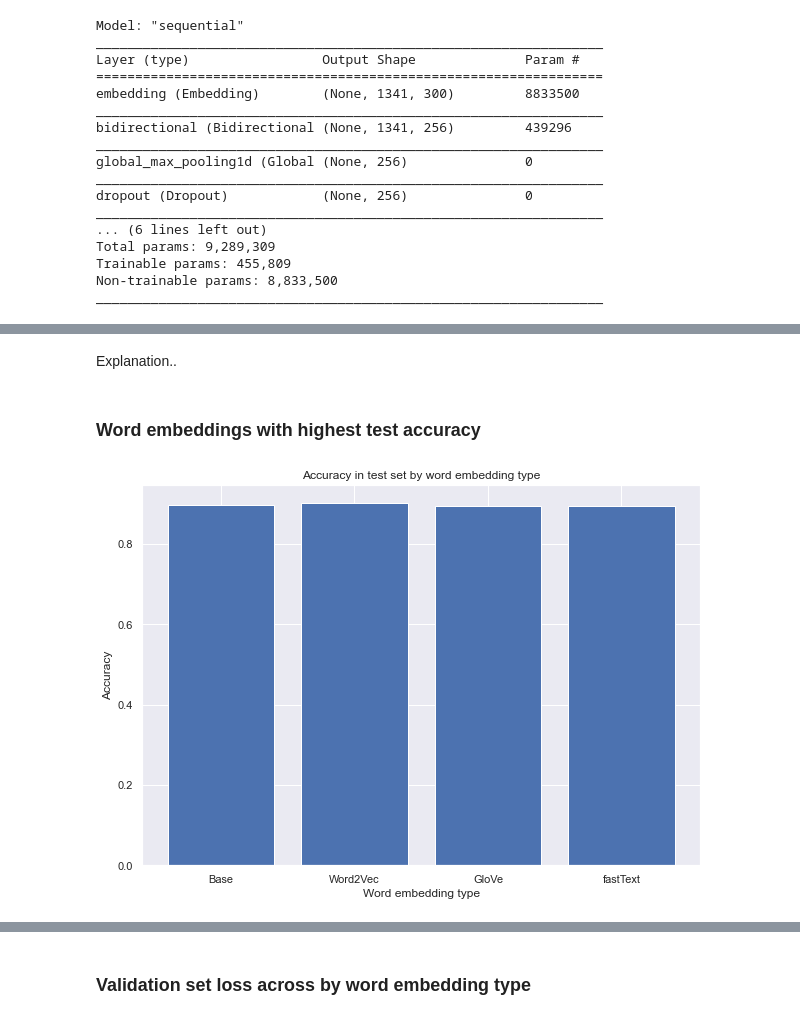
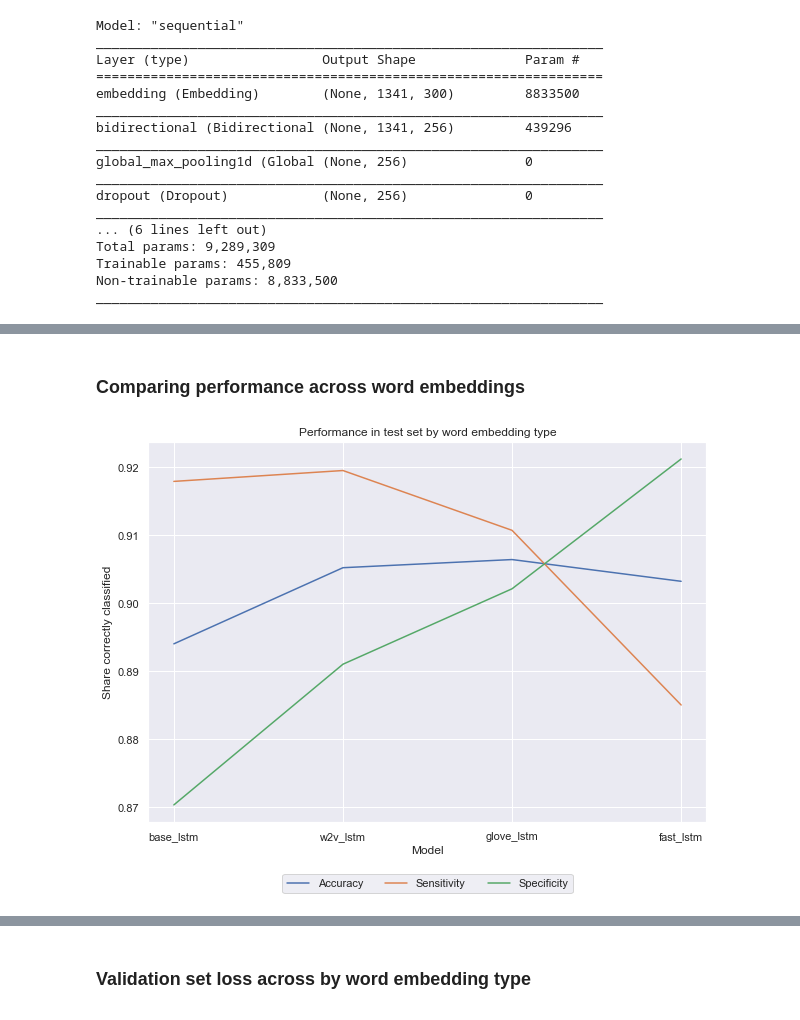
Before and after one commit to kingjosephm/IMDB_Movie_Review_Sentiment_Classification, a Jupyter notebook: IMDB Movie Review Sentiment Classification.ipynb, the cells around one changed output, grey strips where cells are left out. Saved outputs shown, nothing was run; the diff lists cells and outputs as text; code cells hidden in the pictures.

```diff
--- a/IMDB Movie Review Sentiment Classification.ipynb
+++ b/IMDB Movie Review Sentiment Classification.ipynb
@@ -1082,18 +1076,15 @@ print(metrics_dict['fast_lstm'])
-# %% [markdown]
-Explanation..
-# %% [markdown]
-### Word embeddings with highest test accuracy
-# %%
-plt.close()
-x = ['Base', 'Word2Vec', 'GloVe', 'fastText']
-x_pos = [i for i, _ in enumerate(x)]
-y = [metrics_dict['base_lstm']['accuracy'], metrics_dict['w2v_lstm']['accuracy'],
-     metrics_dict['glove_lstm']['accuracy'], metrics_dict['fast_lstm']['accuracy']]
-plt.figure(figsize=(10,7))
-plt.bar(x, y)
-plt.xlabel('Word embedding type')
-plt.ylabel('Accuracy')
-plt.title('Accuracy in test set by word embedding type')
-plt.show()
-# %% [output]
-[figure, removed]
+# %% [markdown]
+### Comparing performance across word embeddings
+# %%
+models = ['base_lstm', 'w2v_lstm', 'glove_lstm', 'fast_lstm']
+plt.figure(figsize=(10,7))
+plt.plot(models, [metrics_dict[i]['accuracy'] for i in models], label='Accuracy')
+plt.plot(models, [metrics_dict[i]['sensitivity'] for i in models], label='Sensitivity')
+plt.plot(models, [metrics_dict[i]['specificity'] for i in models], label='Specificity')
+plt.legend(loc=8, bbox_to_anchor=(0.5, -0.2), ncol=3)
+plt.xlabel('Model')
+plt.ylabel('Share correctly classified')
+plt.title('Performance in test set by word embedding type')
+plt.show()
+# %% [output]
+[figure, added]
```
Also changed, not shown: parts of 38 cells of this notebook.
